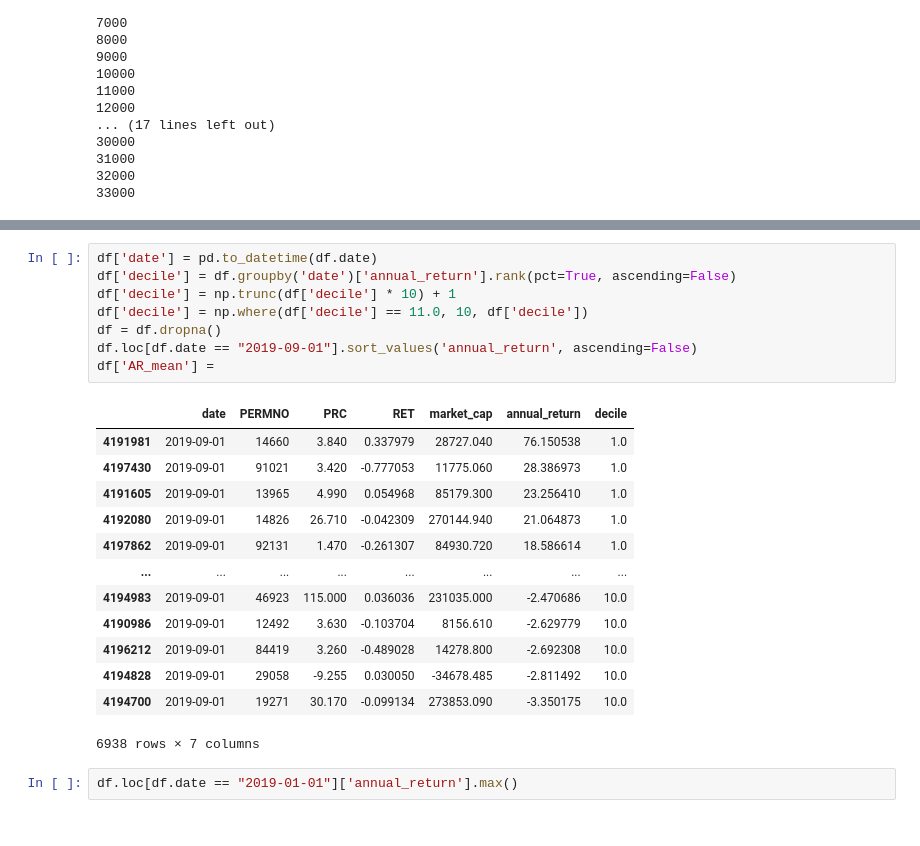
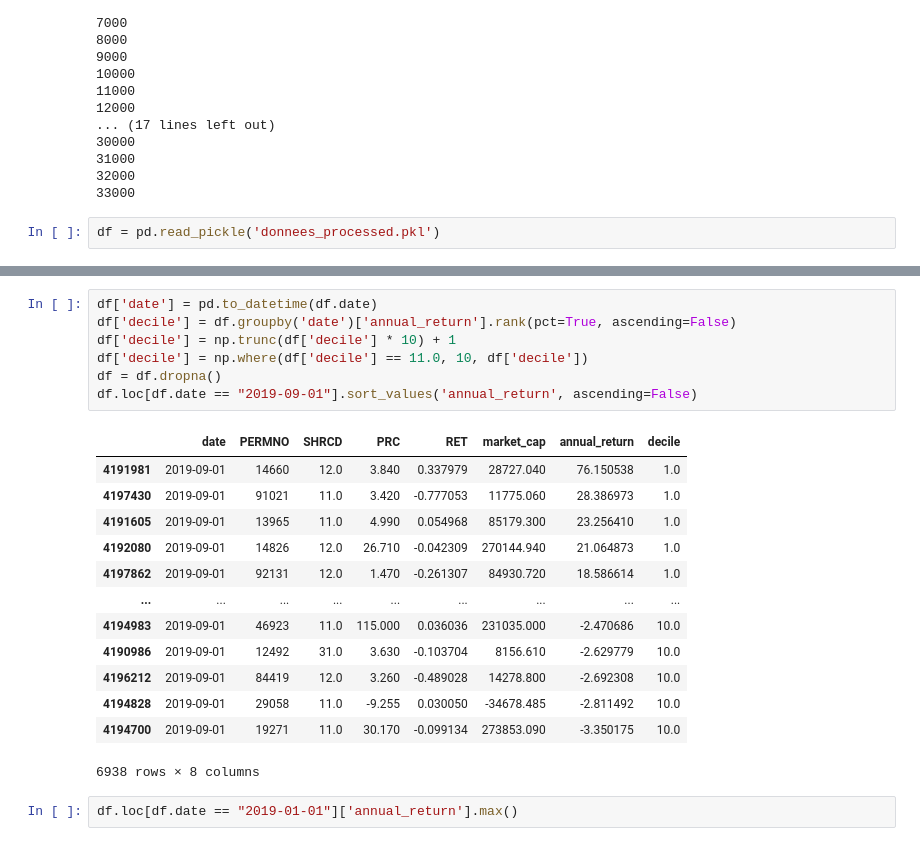
Before and after one commit to nilsjanvier/msc_fbd_portfolflio_trading, a Jupyter notebook: momentum_trading_project.ipynb, the cells around one changed output, grey strips where cells are left out. Cells and saved outputs as stored; diff of their text form.

```diff
--- a/momentum_trading_project.ipynb
+++ b/momentum_trading_project.ipynb
@@ -94,3 +94,5 @@ See the caveats in the documentation: https://pandas.pydata.org/pandas-docs/stab
 31000
 32000
 33000
+# %%
+df = pd.read_pickle('donnees_processed.pkl')
@@ -132,25 +153,24 @@ fig.show()
 # %%
 df['date'] = pd.to_datetime(df.date)
 df['decile'] = df.groupby('date')['annual_return'].rank(pct=True, ascending=False)
 df['decile'] = np.trunc(df['decile'] * 10) + 1
 df['decile'] = np.where(df['decile'] == 11.0, 10, df['decile'])
 df = df.dropna()
 df.loc[df.date == "2019-09-01"].sort_values('annual_return', ascending=False)
-df['AR_mean'] =
 # %% [output]
-|  | date | PERMNO | PRC | RET | market_cap | annual_return | decile |
-| 4191981 | 2019-09-01 | 14660 | 3.840 | 0.337979 | 28727.040 | 76.150538 | 1.0 |
-| 4197430 | 2019-09-01 | 91021 | 3.420 | -0.777053 | 11775.060 | 28.386973 | 1.0 |
-| 4191605 | 2019-09-01 | 13965 | 4.990 | 0.054968 | 85179.300 | 23.256410 | 1.0 |
-| 4192080 | 2019-09-01 | 14826 | 26.710 | -0.042309 | 270144.940 | 21.064873 | 1.0 |
-| 4197862 | 2019-09-01 | 92131 | 1.470 | -0.261307 | 84930.720 | 18.586614 | 1.0 |
-| ... | ... | ... | ... | ... | ... | ... | ... |
-| 4194983 | 2019-09-01 | 46923 | 115.000 | 0.036036 | 231035.000 | -2.470686 | 10.0 |
-| 4190986 | 2019-09-01 | 12492 | 3.630 | -0.103704 | 8156.610 | -2.629779 | 10.0 |
-| 4196212 | 2019-09-01 | 84419 | 3.260 | -0.489028 | 14278.800 | -2.692308 | 10.0 |
-| 4194828 | 2019-09-01 | 29058 | -9.255 | 0.030050 | -34678.485 | -2.811492 | 10.0 |
-| 4194700 | 2019-09-01 | 19271 | 30.170 | -0.099134 | 273853.090 | -3.350175 | 10.0 |
+|  | date | PERMNO | SHRCD | PRC | RET | market_cap | annual_return | decile |
+| 4191981 | 2019-09-01 | 14660 | 12.0 | 3.840 | 0.337979 | 28727.040 | 76.150538 | 1.0 |
+| 4197430 | 2019-09-01 | 91021 | 11.0 | 3.420 | -0.777053 | 11775.060 | 28.386973 | 1.0 |
+| 4191605 | 2019-09-01 | 13965 | 11.0 | 4.990 | 0.054968 | 85179.300 | 23.256410 | 1.0 |
+| 4192080 | 2019-09-01 | 14826 | 12.0 | 26.710 | -0.042309 | 270144.940 | 21.064873 | 1.0 |
+| 4197862 | 2019-09-01 | 92131 | 12.0 | 1.470 | -0.261307 | 84930.720 | 18.586614 | 1.0 |
+| ... | ... | ... | ... | ... | ... | ... | ... | ... |
+| 4194983 | 2019-09-01 | 46923 | 11.0 | 115.000 | 0.036036 | 231035.000 | -2.470686 | 10.0 |
+| 4190986 | 2019-09-01 | 12492 | 31.0 | 3.630 | -0.103704 | 8156.610 | -2.629779 | 10.0 |
+| 4196212 | 2019-09-01 | 84419 | 12.0 | 3.260 | -0.489028 | 14278.800 | -2.692308 | 10.0 |
+| 4194828 | 2019-09-01 | 29058 | 11.0 | -9.255 | 0.030050 | -34678.485 | -2.811492 | 10.0 |
+| 4194700 | 2019-09-01 | 19271 | 11.0 | 30.170 | -0.099134 | 273853.090 | -3.350175 | 10.0 |
-6938 rows × 7 columns
+6938 rows × 8 columns
 # %%
 df.loc[df.date == "2019-01-01"]['annual_return'].max()
 # %% [output]
```
Also changed, not shown: parts of 27 cells of this notebook.
